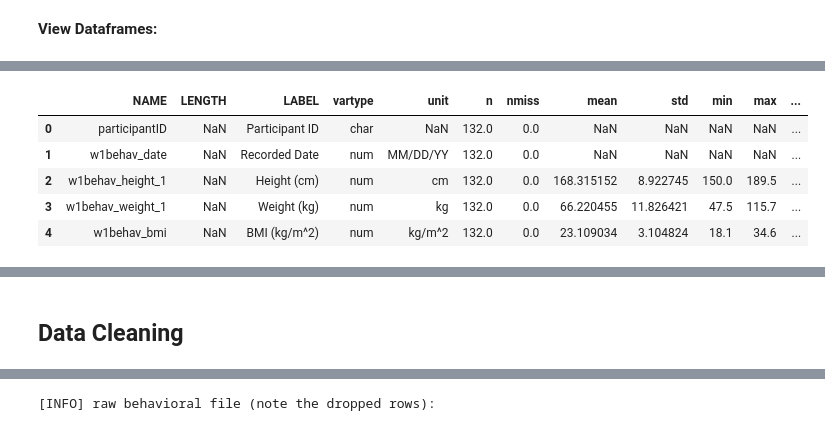
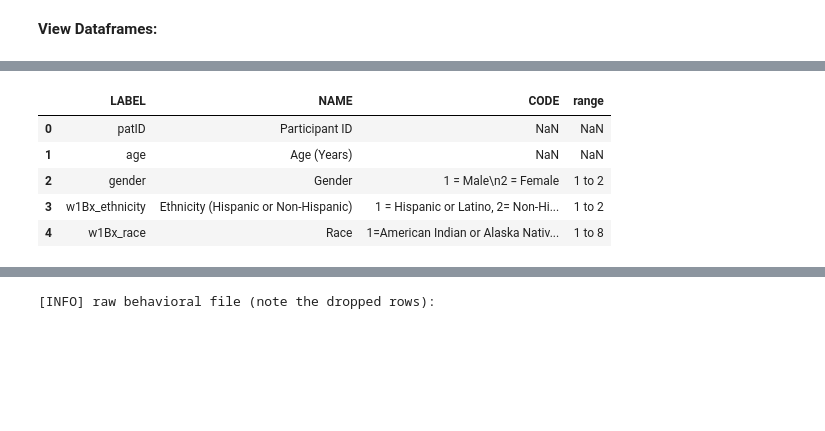
Before and after one commit to niblunc/bbx, a Jupyter notebook: code/notebooks/build_dictionary.ipynb, the cells around one changed output, grey strips where cells are left out. Drawn from its saved outputs; the diff is of its cells as text; code cells hidden in the pictures; blank space fills up the shorter version.

Commit message:
updated calculations

```diff
--- a/code/notebooks/build_dictionary.ipynb
+++ b/code/notebooks/build_dictionary.ipynb
@@ -2,5 +9,7 @@
 import os, glob
 import sys
 import pandas as pd
+from IPython.display import display
 
-from IPython.display import display
+pd.set_option('display.max_columns', None)
+pd.set_option("max_rows", None)
@@ -19,14 +21,15 @@ sys.path.append("/Users/nikkibytes/Documents/git_nibl/bbx/data/code/")
 ## Load Your Data <a class="anchor" id="dataload"></a>
 # %%
 # Set data paths
-
-data_path='/Users/nikkibytes/Documents/git_nibl/bbx/data/behavioral/data_dict'
-
-
+data_path='C:\\Users\\19802\\Documents\\nibl'#'/Users/nikkibytes/Documents/git_nibl/bbx/data/behavioral/data_dict'
 # Grab list of behavioral files found in the data bath (raw and clean data)
-raw_behaviorals=glob.glob(os.path.join(data_path, "bbx_w1behav_raw_09242020.csv"))
-#clean_behaviorals= glob.glob(os.path.join(data_path,  "w1behavclean*.xlsx"))
-
-# Print the filepaths found
-#print("[INFO] raw behavioral data files founds: %s \
-#\n[INFO] clean behavioral data files found: %s"%(raw_behaviorals, clean_behaviorals))
+s1_behavioral=(os.path.join(data_path, "bbx_w1_msBxScn_01_06_21.tsv"))
+scoring_file=os.path.join(data_path, 'bbx_msBxScn_datadict_12_30_20.xlsx')
+s1_behav=pd.read_csv(s1_behavioral, sep='\t')
+# Build dataframes from data_dictionary file,
+# scoring and conversion information found in these files
+labels = pd.read_excel(scoring_file,  sheet_name="bbx_codebook")
+labels = labels.loc[:,["LABEL", "NAME", "CODE", "range"]]
+scoring = pd.read_excel(scoring_file, sheet_name="scoring")
+scoring = scoring.loc[:,["Set", "Output", "Calculation","Description", "Notes"]]
+reverse_scoring = pd.read_excel(scoring_file, sheet_name="reverse_scoring")
@@ -45,11 +49,11 @@ var_df = pd.read_excel(os.path.join(data_path,'bbx_datadictionary.xlsx' ), sep='
 # %%
-display(measures_df.head())
-display(var_df.head())
-display(var_score_df.head())
+display(labels.head())
+display(scoring.head())
+display(reverse_scoring.head())
 # %% [output]
-|  | NAME | LENGTH | LABEL | vartype | unit | n | nmiss | mean | std | min | max | ... |
-| 0 | participantID | NaN | Participant ID | char | NaN | 132.0 | 0.0 | NaN | NaN | NaN | NaN | ... |
-| 1 | w1behav_date | NaN | Recorded Date | num | MM/DD/YY | 132.0 | 0.0 | NaN | NaN | NaN | NaN | ... |
-| 2 | w1behav_height_1 | NaN | Height (cm) | num | cm | 132.0 | 0.0 | 168.315152 | 8.922745 | 150.0 | 189.5 | ... |
-| 3 | w1behav_weight_1 | NaN | Weight (kg) | num | kg | 132.0 | 0.0 | 66.220455 | 11.826421 | 47.5 | 115.7 | ... |
-| 4 | w1behav_bmi | NaN | BMI (kg/m^2) | num | kg/m^2 | 132.0 | 0.0 | 23.109034 | 3.104824 | 18.1 | 34.6 | ... |
+|  | LABEL | NAME | CODE | range |
+| 0 | patID | Participant ID | NaN | NaN |
+| 1 | age | Age (Years) | NaN | NaN |
+| 2 | gender | Gender | 1 = Male\n2 = Female | 1 to 2 |
+| 3 | w1Bx_ethnicity | Ethnicity (Hispanic or Non-Hispanic) | 1 = Hispanic or Latino, 2= Non-Hi... | 1 to 2 |
+| 4 | w1Bx_race | Race | 1=American Indian or Alaska Nativ... | 1 to 8 |
@@ -68,2 +71,0 @@ display(var_score_df.head())
-# %% [markdown]
-## Data Cleaning <a anchor='class' id="dataclean"></a>
```
Also changed, not shown: parts of 18 cells of this notebook, 24 other files.
